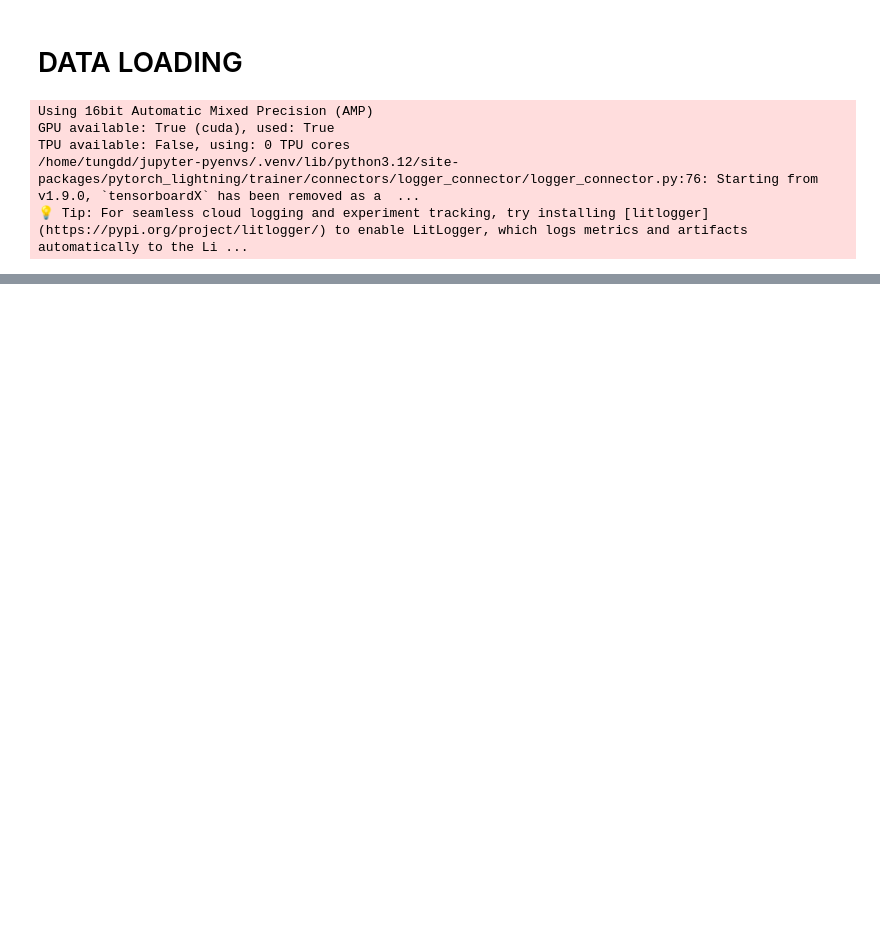
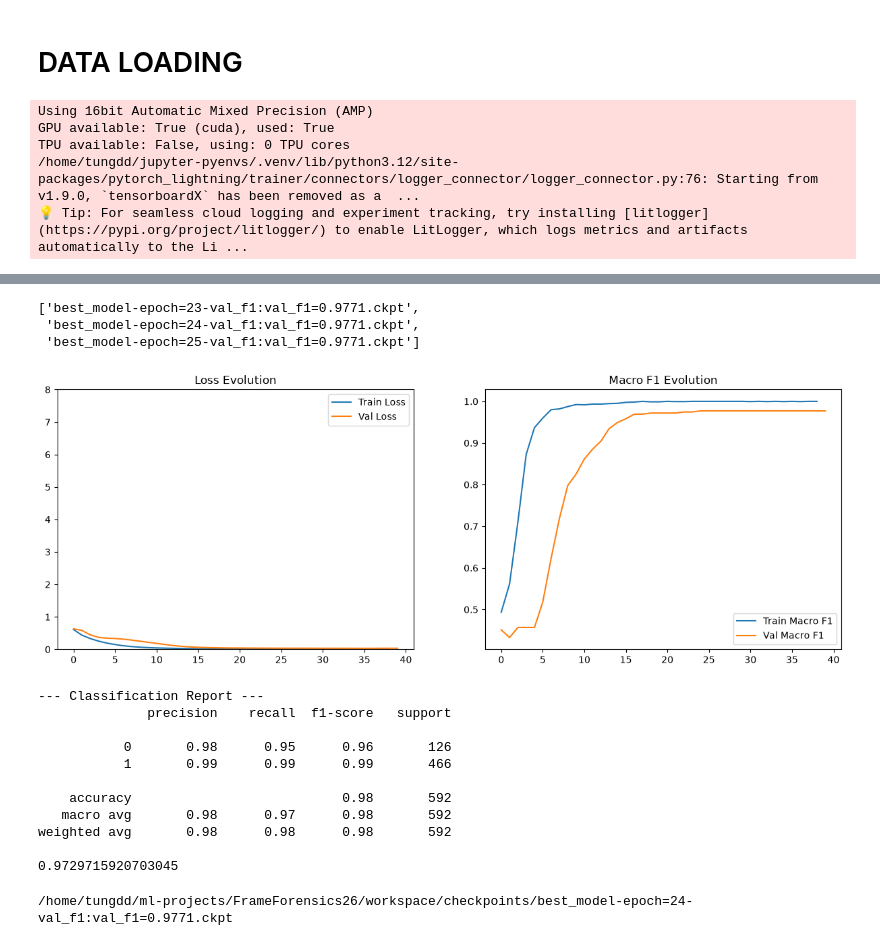
Before and after one commit to lilyu11/Frame-Forensics, a Jupyter notebook: model_training.ipynb, the cells around one changed output, grey strips where cells are left out. Cells and saved outputs as stored; diff of their text form; code cells hidden in the pictures; blank space fills up the shorter version.

Commit message:
Model training complete, model weights added, macro f1 .977

```diff
--- a/model_training.ipynb
+++ b/model_training.ipynb
@@ -369,7 +369,7 @@ checkpoint_callback = ModelCheckpoint(
     save_top_k=3,
     monitor="val_f1",
     mode="max",
-    dirpath="/workspace/checkpoints",
+    dirpath="/home/tungdd/ml-projects/FrameForensics26/workspace/checkpoints",
     filename="best_model-{epoch:02d}-val_f1:{val_f1:.4f}",
 )
 tqdm_bar = TQDMProgressBar(refresh_rate=1)
@@ -421,5 +425,9 @@ PermissionError: [Errno 13] Permission denied: '/workspace'
 # %%
-os.listdir('checkpoints')
+os.listdir('/home/tungdd/ml-projects/FrameForensics26/workspace/checkpoints')
+# %% [output]
+['best_model-epoch=23-val_f1:val_f1=0.9771.ckpt',
+ 'best_model-epoch=24-val_f1:val_f1=0.9771.ckpt',
+ 'best_model-epoch=25-val_f1:val_f1=0.9771.ckpt']
 # %%
 import seaborn as sns
 from sklearn.metrics import classification_report, confusion_matrix, ConfusionMatrixDisplay
@@ -447,35 +455,50 @@ def full_evaluation(model, loader, device, classes):
     all_preds = []
     all_labels = []
 
     with torch.no_grad():
         for images, labels in loader:
             images = images.to(device)
             outputs = model(images)
             _, preds = torch.max(outputs, 1)
             all_preds.extend(preds.cpu().numpy())
             all_labels.extend(labels.cpu().numpy())
 
     # 1. Classification Report
     print("\n--- Classification Report ---")
     print(classification_report(all_labels, all_preds))
-
+    print(roc_auc_score(all_labels, all_preds))
     # # 2. Confusion Matrix
     # cm = confusion_matrix(all_labels, all_preds)
     # plt.figure(figsize=(10, 8))
     # sns.heatmap(cm, annot=True, fmt='d', xticklabels=classes, yticklabels=classes, cmap='Blues')
     # plt.xlabel('Predicted')
     # plt.ylabel('Actual')
     # plt.title('Confusion Matrix')
     # plt.show()
 
-checkpoint = torch.load('checkpoints/best_model-epoch=96-val_f1:val_f1=0.8157.ckpt')
+checkpoint = torch.load('/home/tungdd/ml-projects/FrameForensics26/workspace/checkpoints/best_model-epoch=24-val_f1:val_f1=0.9771.ckpt')
 model.load_state_dict(checkpoint['state_dict'])
 model.to(device)
 model.eval()
 
 # Execution
 plot_training_history(model.history)
 full_evaluation(model, val_loader, device, range(0,150))
+# %% [output]
+[figure, added]
+--- Classification Report ---
+              precision    recall  f1-score   support
+
+           0       0.98      0.95      0.96       126
+           1       0.99      0.99      0.99       466
+
+    accuracy                           0.98       592
+   macro avg       0.98      0.97      0.98       592
+weighted avg       0.98      0.98      0.98       592
+
+0.9729715920703045
 # %%
 from IPython.display import FileLink
-FileLink('checkpoints/best_model-epoch=96-val_f1:val_f1=0.8157.ckpt')
+FileLink('/home/tungdd/ml-projects/FrameForensics26/workspace/checkpoints/best_model-epoch=24-val_f1:val_f1=0.9771.ckpt')
+# %% [output]
+/home/tungdd/ml-projects/FrameForensics26/workspace/checkpoints/best_model-epoch=24-val_f1:val_f1=0.9771.ckpt
```
Also changed, not shown: parts of 6 cells of this notebook, 2 other files.
